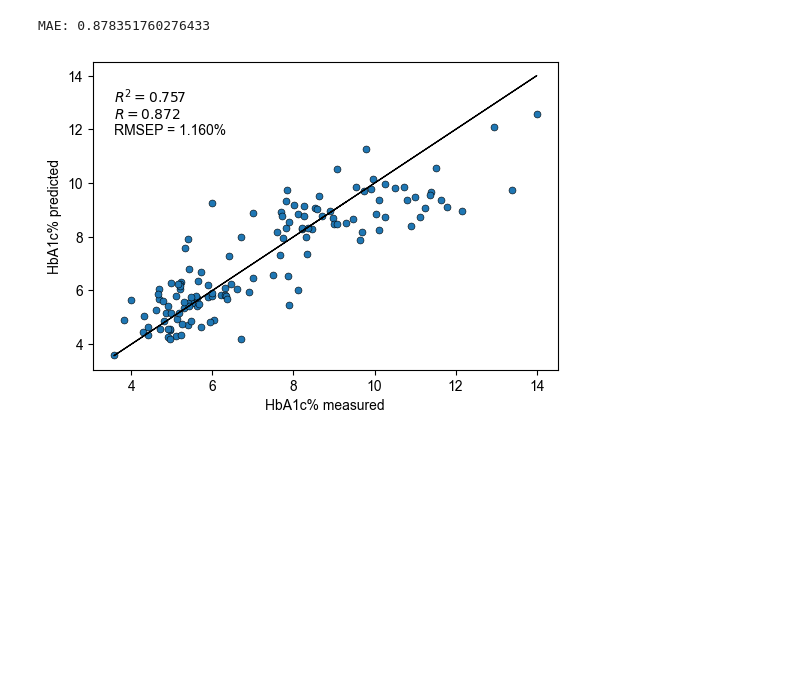
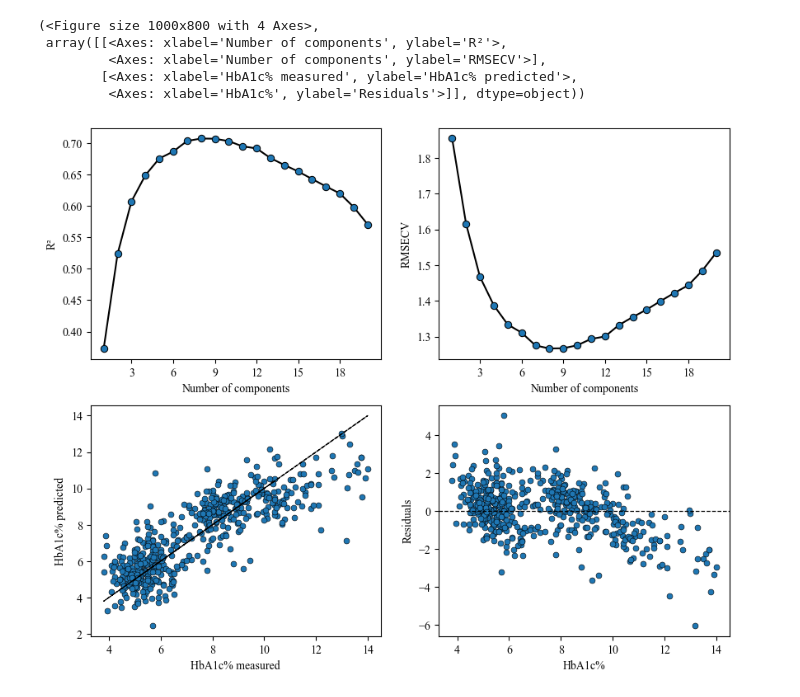
Before and after one commit to MelnychenkoM/ml_methods_hba1c, a Jupyter notebook: regression.ipynb, the cells around one changed output. Cells and saved outputs as stored; diff of their text form; code cells hidden in the pictures; blank space fills up the shorter version.

```diff
--- a/regression.ipynb
+++ b/regression.ipynb
@@ -140,11 +108,0 @@ plt.savefig('figures/crossval_plsr.png', dpi=200, transparent=True)
-# %%
-pls = PLSRegression(n_components=8, scale=True)
-pls.fit(X_train, y_train)
-y_pred = pls.predict(X_test)
-fig, axs = plsr_r2_plot(y_test, y_pred)
-mae = (np.abs(y_test - y_pred)).mean()
-print(f"MAE: {mae}")
-fig.savefig('figures/validation_plsr.png', dpi=200, transparent=True)
-# %% [output]
-MAE: 0.878351760276433
-[figure, removed]
@@ -150,0 +111,14 @@ MAE: 0.878351760276433
+# %%
+model = PLSRComponents()
+model.fit(X_train, y_train, ncomp=20, cv=10, threshold=0)
+model.plot_number_components()
+
+# plt.savefig('figures/crossval_plsr.png', dpi=200, transparent=True)
+# plt.savefig('figures/crossval_plsr.pdf', format='pdf', transparent=True)
+# %% [output]
+(<Figure size 1000x800 with 4 Axes>,
+ array([[<Axes: xlabel='Number of components', ylabel='R²'>,
+         <Axes: xlabel='Number of components', ylabel='RMSECV'>],
+        [<Axes: xlabel='HbA1c% measured', ylabel='HbA1c% predicted'>,
+         <Axes: xlabel='HbA1c%', ylabel='Residuals'>]], dtype=object))
+[figure, added]
```
Also changed, not shown: parts of 24 cells of this notebook, 14 other files.
